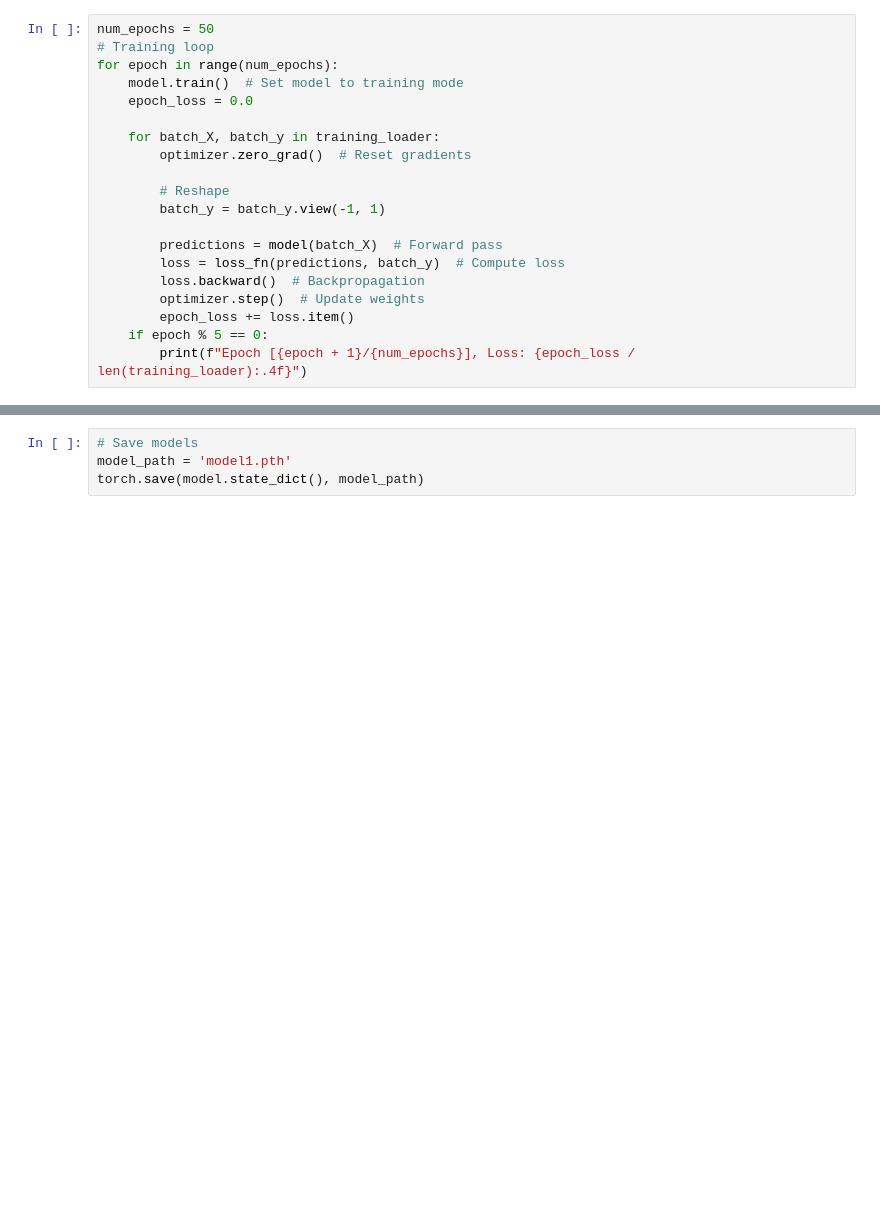
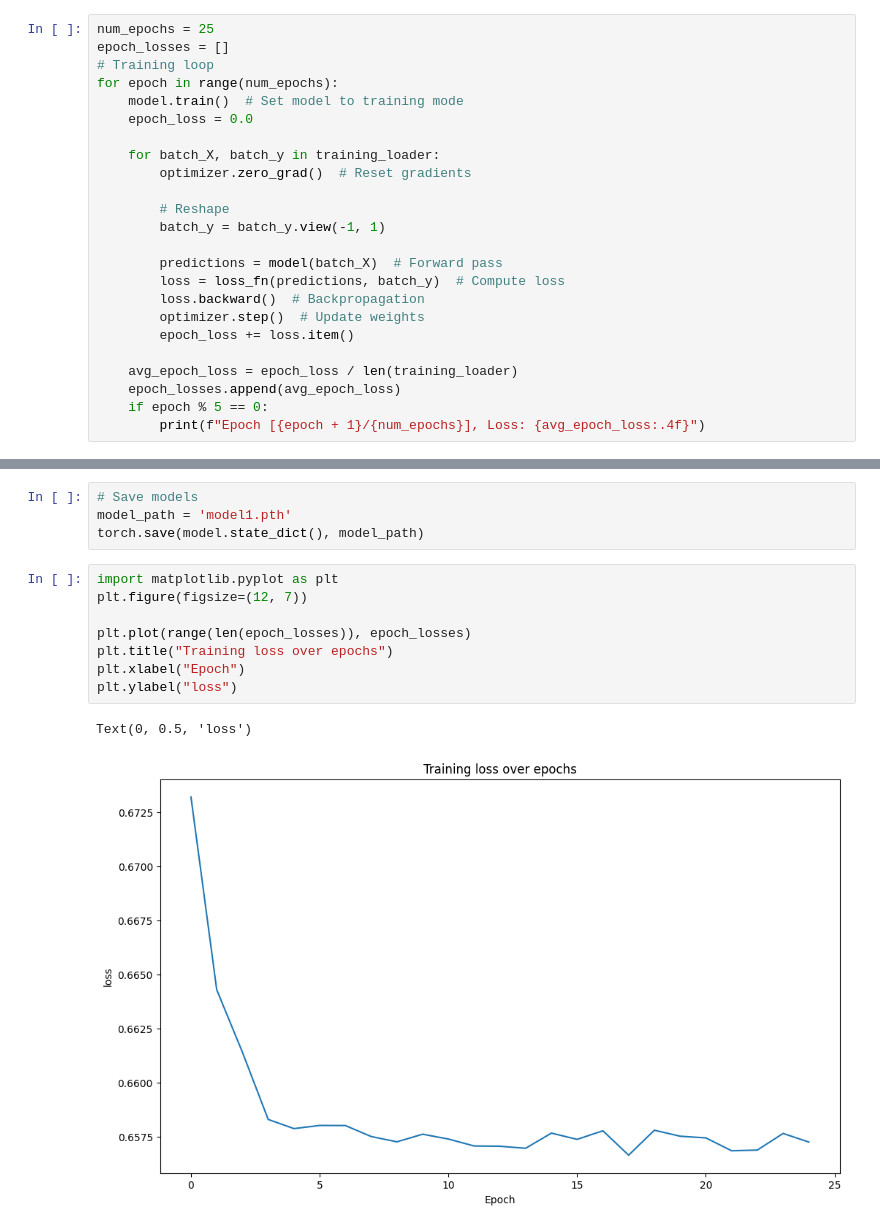
Before and after one commit to jacobrak/NLP_movie_reviews, a Jupyter notebook: IMBD movie review NLP.ipynb, the cells around one changed output, grey strips where cells are left out. Drawn from its saved outputs; the diff is of its cells as text; blank space fills up the shorter version.

```diff
--- a/IMBD movie review NLP.ipynb
+++ b/IMBD movie review NLP.ipynb
@@ -261,7 +261,8 @@ import torch.optim as optim
 loss_fn = nn.BCEWithLogitsLoss() #binary
 optimizer = optim.Adam(model.parameters(), lr=0.001)
 # %%
-num_epochs = 50
+num_epochs = 25
+epoch_losses = []
 # Training loop
 for epoch in range(num_epochs):
     model.train()  # Set model to training mode
@@ -278,6 +279,9 @@ for epoch in range(num_epochs):
         loss.backward()  # Backpropagation
         optimizer.step()  # Update weights
         epoch_loss += loss.item()
+
+    avg_epoch_loss = epoch_loss / len(training_loader)
+    epoch_losses.append(avg_epoch_loss)
     if epoch % 5 == 0:
-        print(f"Epoch [{epoch + 1}/{num_epochs}], Loss: {epoch_loss / len(training_loader):.4f}")
+        print(f"Epoch [{epoch + 1}/{num_epochs}], Loss: {avg_epoch_loss:.4f}")
 # %% [output]
@@ -314,3 +313,14 @@ accuracy:0.6118, Precision:0.6208, Recall:0.5662, F1:0.5922
 # Save models
 model_path = 'model1.pth'
 torch.save(model.state_dict(), model_path)
+# %%
+import matplotlib.pyplot as plt
+plt.figure(figsize=(12, 7))
+
+plt.plot(range(len(epoch_losses)), epoch_losses)
+plt.title("Training loss over epochs")
+plt.xlabel("Epoch")
+plt.ylabel("loss")
+# %% [output]
+Text(0, 0.5, 'loss')
+[figure, added]
```
Also changed, not shown: parts of 3 cells of this notebook, 1 other file.
